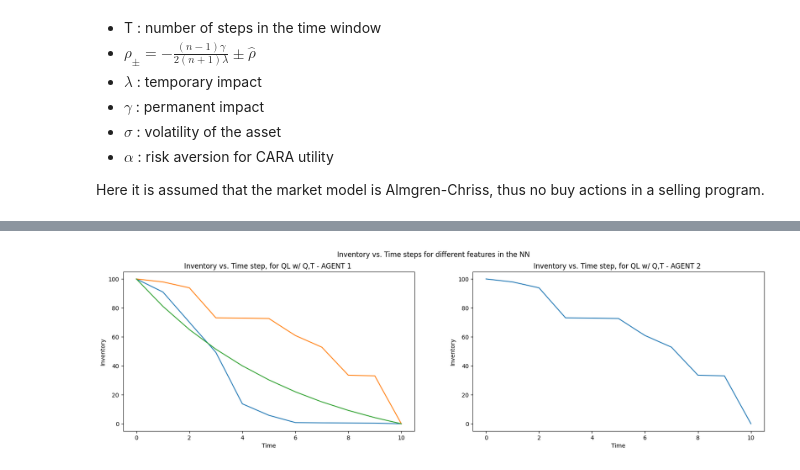
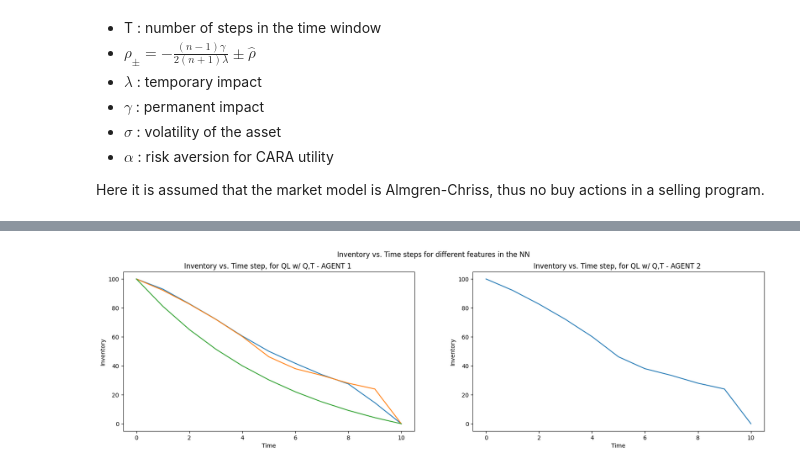
Before and after one commit to macrandrea/Multi-agent-RL-optimal-execution, a Jupyter notebook: ANALISI_MULTI_AGENTE_for_scratches.ipynb, the cells around one changed output, grey strips where cells are left out. Drawn from its saved outputs; the diff is of its cells as text; code cells hidden in the pictures.

```diff
--- a/ANALISI_MULTI_AGENTE_for_scratches.ipynb
+++ b/ANALISI_MULTI_AGENTE_for_scratches.ipynb
@@ -289,6 +343,0 @@ Agents mean, stddev, median respectively: 27.31606906500673 0.25837654854999964
-# %%
-dati = dati[:,0]
-at = []
-azioni = abs(np.diff(np.asarray(a)))
-for i in range(dati.reshape(-1,10).shape[0]):
-    at.append(dati.reshape(-1,10)[i]* azioni_st.reshape(-1,10) [i] - 0.002 * azioni_st.reshape(-1,10) [i] **2)
@@ -352,22 +374,17 @@ plt.show()
-# %%
-#dati = dati['arr_0']#[:,0]
-at = []
-azioni = abs(np.diff(np.asarray(a)))
-for i in range(dati.reshape(-1,10).shape[0]):
-    at.append(dati[i]* azioni - 0.002 * azioni**2)
 # %%
 '''Implementation Shortfalls'''
-dati =    (np.load('C:/Users/macri/Desktop/ennesima/dati_tot.npy', allow_pickle=True)) # non unc
-azioni =  (np.load('C:/Users/macri/Desktop/ennesima/azioni_tot.npy', allow_pickle=True))
+dati =    dict(np.load('C:/Users/macri/Desktop/ennesima/dati.npz', allow_pickle=True)) # non unc
+azioni =  dict(np.load('C:/Users/macri/Desktop/ennesima/azioni.npz', allow_pickle=True))
 
-dati = dati[0][:,0]
-azioni1 = azioni[0][0]#.mean(axis=1)
-azioni2 = azioni[0][1]#.mean(axis=1)
+dati = dati['arr_0'][:,0]
+azioni1 = azioni['arr_0'][0]#.mean(axis=1)
+azioni2 = azioni['arr_0'][1]#.mean(axis=1)
 azioni = (azioni1 + azioni2)
 iss = []
-
-for i in range(dati.reshape(-1,T).shape[0]):
-    iss.append((dati.reshape(-1,T)[i])* azioni[:,i] - 0.002 * azioni[:,i]**2)
+a = np.array([0.004  , 0.00361, 0.00322, 0.00283, 0.00244, 0.00205, 0.00166,  0.00127, 0.00088, 0.00049])
+a_m = np.ones((5000, 10)) * a
+for (i, j) in zip(range(dati.reshape(-1,T).shape[0]), range(10)):
+    iss.append((dati.reshape(-1,T)[i])* azioni[:,i] - a_m[i,j] * azioni[:,i]**2)
 
 agents = np.sum((np.asarray(iss)),axis=1)
 agents_std = np.sum((np.asarray(iss)),axis=1).std()
@@ -376,5 +393,5 @@ print('mediana IS degli agenti =',2000-np.median(agents))
 print('stddev IS degli agenti =',agents_std)
 
 rewards = 2000-(dati * azioni.flatten() - 0.002 * azioni.flatten()**2).reshape(T,-1).sum(axis=0)
-plt.hist(remove_outliers(rewards), bins=np.arange(-10, 50, 2));
+#plt.hist(remove_outliers(rewards), bins=np.arange(-10, 50, 2));
 # %% [output]
@@ -424,44 +487,48 @@ plt.title('media azioni QTS')
 # %%
+azioni_tot = (np.load('C:/Users/macri/Desktop/ennesima/train_10_batch_32/azioni_tot.npy', allow_pickle=True))
+azioni_tot_1 = azioni_tot[:,0]
+azioni_tot_2 = azioni_tot[:,1]
+azioni_tot_1.mean(axis=1).mean(axis=0), azioni_tot_2.mean(axis=0).mean(axis=1)
 '''Livelli di Inventario'''
 INV = 100
 T = 10
-azioni = dict(np.load('C:/Users/macri/Desktop/ennesima/azioni.npz', allow_pickle=True))
-azionimu0 = azioni['arr_0'][0].mean(axis=1)
+azionimu0 = azioni_tot_1.mean(axis=0).mean(axis=1)#azioni['arr_0'][0].mean(axis=1)
 q0 = np.zeros(T + 1)
 q0[0] = INV
 for i in range(1,T):
     q0[i] =  q0[i - 1] - azionimu0[i - 1]
 
-azionimu0qtp = azioni['arr_0'][1].mean(axis=1)
+azionimu0qtp = azioni_tot_2.mean(axis=0).mean(axis=1)#azioni['arr_0'][1].mean(axis=1)
 q = np.zeros(T+1)
 q[0] = INV
 for i in range(1,T):
     q[i] =  q[i - 1] - azionimu0qtp[i - 1]
 
 azioni_tw = np.ones((5_000,T)) * 10
 twat = azioni_tw.reshape(-1,T).mean(0)
-twap = np.zeros(21)
+twap = np.zeros(11)
 twap[0] = INV
 for i in range(1,T):
     twap[i] =  twap[i - 1] - twat[i - 1]
 b = np.asarray(a)/2#/5
 
 fig, axs = plt.subplots(1, 2, figsize=(20, 5))
 axs[0].plot(q0)
 axs[0].plot(q)
 axs[0].plot(b)
+#axs[0].plot(twap)
 axs[0].set_ylabel('Inventory')
 axs[0].set_xlabel('Time')
 axs[0].set_title('Inventory vs. Time step, for QL w/ Q,T - AGENT 1 ')
 
 axs[1].plot(q)
 #axs[1].plot(b)
 axs[1].set_ylabel('Inventory')
 axs[1].set_xlabel('Time')
 axs[1].set_title('Inventory vs. Time step, for QL w/ Q,T - AGENT 2 ')
 
 fig.suptitle('Inventory vs. Time steps for different features in the NN')
 
 plt.show()
 # %% [output]
-[figure, old version]
+[figure, new version]
```
Also changed, not shown: parts of 35 cells of this notebook, 2 other files.
